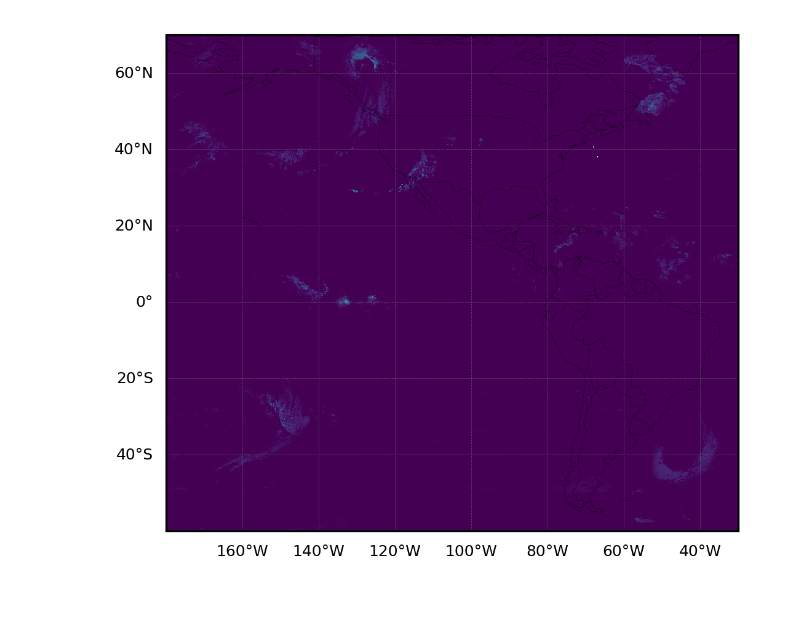
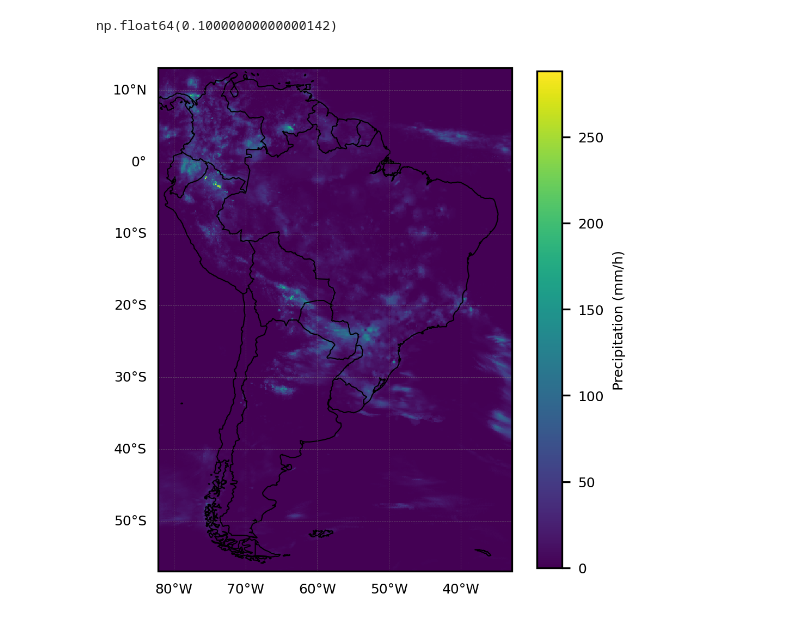
Before and after one commit to SInApSE-INPE/RainGauges, a Jupyter notebook: jupyter/plot/MERGE_INPE.ipynb, the cells around one changed output. Cells and saved outputs as stored; diff of their text form; code cells hidden in the pictures.

```diff
--- a/jupyter/plot/MERGE_INPE.ipynb
+++ b/jupyter/plot/MERGE_INPE.ipynb
@@ -12,7 +12,7 @@ import matplotlib.gridspec as gridspec
 # %%
 base_dir = os.path.join('/','home','arturo','Downloads','MERGE_INPE')
 # %%
-file_list = glob.glob(os.path.join(base_dir, '*.nc'))
+file_list = glob.glob(os.path.join(base_dir, '*.grib2'))
 file_list = sorted(file_list)
 file_len = len(file_list)
 print(f'Number of files: {file_len}')
@@ -21,3 +20,0 @@ Number of files: 7
-# %%
-DATA = xr.open_dataset(file_list[1])
-RRQPE = DATA['RRQPE'].data
@@ -32,25 +44,48 @@ lat: (6501,), lon: (18000,)
+# %%
+PRE = None
+time = []
+for nn in range(file_len):
+    DATA = xr.open_dataset(file_list[nn])
+    if PRE is None:
+        lon = DATA.longitude.values
+        lat = DATA.latitude.values
+        PRE = np.zeros([file_len,len(lat),len(lon)])
+
+    else:
+        PRE[nn,:,:] = DATA['rdp'].values
+        time.append(DATA.time.values)
+# %%
+lat[2]-lat[1]
+# %% [output]
+np.float64(0.10000000000000142)
+# %%
+lon2d, lat2d = np.meshgrid(lon, lat)
 # %%
 proj = ccrs.PlateCarree()
 fig = plt.figure(figsize=(4,4),dpi=300)
 gs = gridspec.GridSpec(1,1)
 
 #==================================================================================================
 ax1 = plt.subplot(gs[0, 0], projection = proj)
-ax1.set_extent([-180, -30, -60, 70],crs=proj)
-ax1.add_feature(cf.COASTLINE,linewidth=0.1, linestyle='-',edgecolor='k')
-ax1.add_feature(cf.BORDERS, linewidth=0.1, linestyle='-', edgecolor='k')
+# ax1.set_extent([-180, -30, -60, 70],crs=proj)
+ax1.add_feature(cf.COASTLINE,linewidth=0.5, linestyle='-',edgecolor='k')
+ax1.add_feature(cf.BORDERS, linewidth=0.5, linestyle='-', edgecolor='k')
 
-ax1.pcolormesh(lon2d, lat2d, RRQPE)
+a1 = ax1.pcolormesh(lon2d, lat2d, np.nansum(PRE,axis=0))
 
 gl = ax1.gridlines(crs=proj,draw_labels=True,linewidth=0.2,color='gray',alpha=0.5,linestyle='--')
 gl.top_labels = False
 gl.bottom_labels = True
 gl.left_labels = True
 gl.right_labels = False
 gl.xlabel_style = {'size': 6, 'color': 'k'}
 gl.ylabel_style = {'size': 6, 'color': 'k'}
 
+cbar = plt.colorbar(a1, orientation='vertical', pad=0.05, fraction=0.049)
+cbar.set_label('Precipitation (mm/h)', fontsize=6)
+cbar.ax.tick_params(labelsize=6)
+
 ax1.set_facecolor('white')
 fig.patch.set_alpha(0)
 # %% [output]
-[figure, old version]
+[figure, new version]
```
Also changed, not shown: parts of 3 cells of this notebook, 4 other files.
